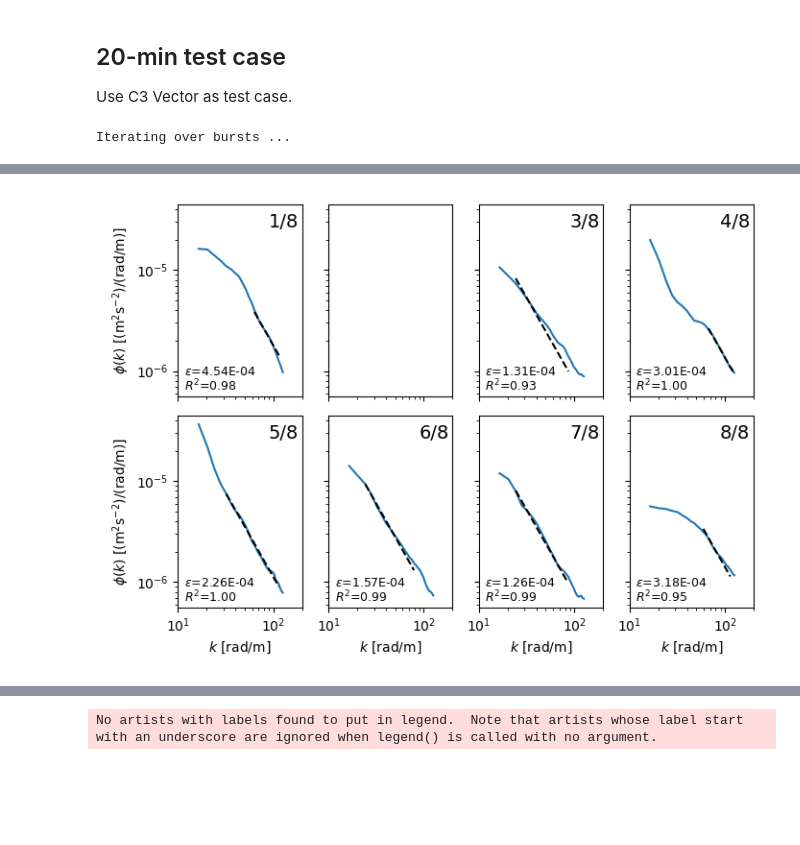
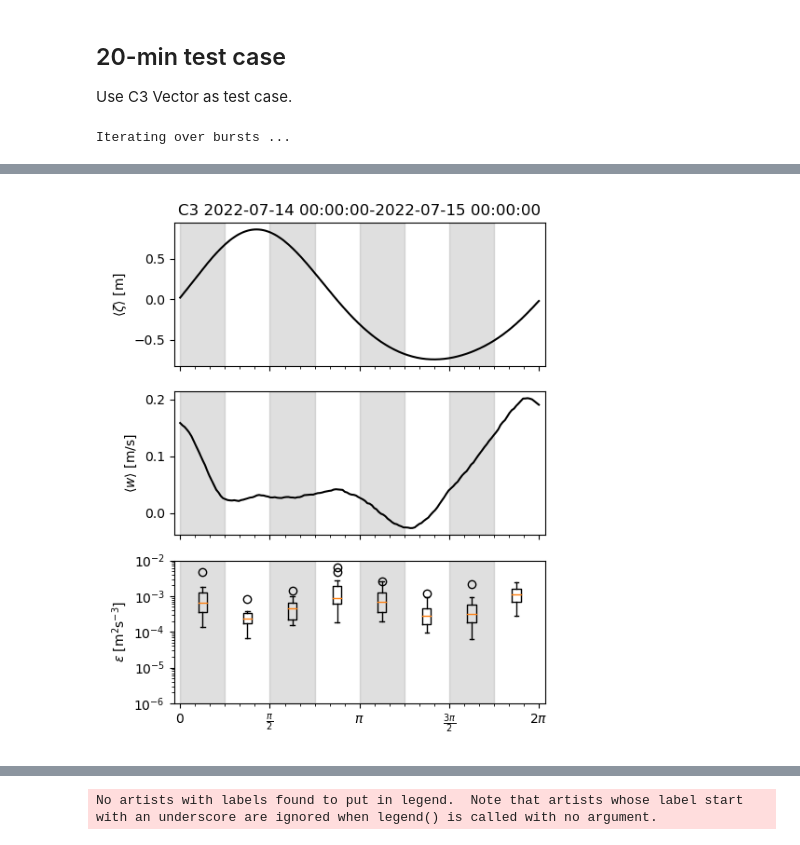
Before and after one commit to mikapm/pyROXSI, a Jupyter notebook: roxsi_pyfuns/notebooks/phase_resolved_diss.ipynb, the cells around one changed output, grey strips where cells are left out. Drawn from its saved outputs; the diff is of its cells as text; code cells hidden in the pictures; blank space fills up the shorter version.

```diff
--- a/roxsi_pyfuns/notebooks/phase_resolved_diss.ipynb
+++ b/roxsi_pyfuns/notebooks/phase_resolved_diss.ipynb
@@ -51,8 +51,9 @@ mid = 'C3'
 fs = 16 # Sampling freq
 # Sample period
 # t0 = pd.Timestamp('2022-07-17 11:00:00')
-t0 = pd.Timestamp('2022-07-13 00:00:00')
-t1 = t0 + pd.Timedelta(hours=1)
+# t0 = pd.Timestamp('2022-07-13 00:00:00')
+t0 = pd.Timestamp('2022-07-14 00:00:00')
+t1 = t0 + pd.Timedelta(hours=24)
 # Define expected headings in PCA coordinates for C2 & C3
 heading_exp = {'C2': -125, 'C3': -90, 'C4': None}
 
@@ -124,7 +125,6 @@ for t0b in tqdm(time_range):
     H13 = np.mean(Hws[2*(nwaves//3):]) # Mean of highest 1/3 of waves
     # Define phase (x) axis to interpolate to
     n_phase = 160 # Number of points in phase axis
-    x_phase = np.linspace(0, 2*np.pi, n_phase)
     min_period = 5 # Min. wave period (sec) to include
 
     # Lists for storing dataframes of spectral segments for merging
@@ -137,28 +137,30 @@ for t0b in tqdm(time_range):
         Tw = (eta.index[zc[zi+1]] - eta.index[zc[zi]]).total_seconds()
         if Tw < min_period:
             continue
-#         # Also only include high waves
-#         Hwi = Hw[zi]
-#         if Hwi < H13:
-#             continue
-        # Wave surface elevation, u and w for current wave
+        # Also only include high waves
+        Hwi = Hw[zi]
+        if Hwi < H13:
+            continue
+        # Wave surface elevation, u, v and w for current wave
         eta_wave = eta.iloc[zc0:zc[zi+1]]
         u_wave = ucs[zc0:zc[zi+1]]
         v_wave = uls[zc0:zc[zi+1]]
         w_wave = uw[zc0:zc[zi+1]]
-        # Define phase x axis of wave
-        x_wave = np.linspace(0, 1, len(eta_wave)) * 2*np.pi
-        # Interpolate to regular phase
-        eta_interp = np.interp(x_phase, x_wave, eta_wave.squeeze())
-        u_interp = np.interp(x_phase, x_wave, u_wave.squeeze())
-        v_interp = np.interp(x_phase, x_wave, v_wave.squeeze())
-        w_interp = np.interp(x_phase, x_wave, w_wave.squeeze())
-        # Make dataframe of interpolated variables and append to list for averaging
-        df_e = pd.DataFrame(data={'eta_int_{:04d}'.format(wcnt): eta_interp,}, index=x_phase)
+        # Surface elevation
+        df_e = rpzc.interpolate_phase(eta_wave.squeeze(), N=n_phase,
+                                      label='eta_int_{:04d}'.format(wcnt))
         wave_int_e.append(df_e)
-        df_u = pd.DataFrame(data={'u_int_{:04d}'.format(wcnt): u_interp,}, index=x_phase)
+        # Cross-shore vel.
+        df_u = rpzc.interpolate_phase(u_wave.squeeze(), N=n_phase,
+                                      label='u_int_{:04d}'.format(wcnt))
         wave_int_u.append(df_u)
-        df_w = pd.DataFrame(data={'w_int_{:04d}'.format(wcnt): w_interp,}, index=x_phase)
+        # Long-shore vel.
+        df_v = rpzc.interpolate_phase(v_wave.squeeze(), N=n_phase,
+                                      label='u_int_{:04d}'.format(wcnt))
+        wave_int_v.append(df_v)
+        # Vertical vel.
+        df_w = rpzc.interpolate_phase(w_wave.squeeze(), N=n_phase,
+                                      label='u_int_{:04d}'.format(wcnt))
         wave_int_w.append(df_w)
         # Increase wave counter
         wcnt =+ 1
@@ -177,9 +179,9 @@ for t0b in tqdm(time_range):
         dfs = {}
         for i in range(ncyc):
             # Get short-segment velocities
-            useg = u_interp[i*nsub:(i+1)*nsub]
-            vseg = v_interp[i*nsub:(i+1)*nsub]
-            wseg = w_interp[i*nsub:(i+1)*nsub]
+            useg = df_u.iloc[i*nsub:(i+1)*nsub].values.squeeze()
+            vseg = df_v.iloc[i*nsub:(i+1)*nsub].values.squeeze()
+            wseg = df_w.iloc[i*nsub:(i+1)*nsub].values.squeeze()
             # Compute mean current and check that U >> dU for segment
             U = np.sqrt(np.mean(useg)**2 + np.mean(vseg)**2).item() # Mean orb. vel. mag.
             umag = np.sqrt(useg**2 + vseg**2) # Orb. vel. magnitude, not mean
@@ -198,38 +200,6 @@ for t0b in tqdm(time_range):
         for n in range(1, ncyc+1):
             if 'q{}'.format(n) in dfs.keys():
                 dfs_lists['dfs{}'.format(n)].append(dfs['q{}'.format(n)])
-
-        # Test plot, timeseries
-        plot1 = False # Set to True to plot
-        if plot1:
-            fig, axes = plt.subplots(figsize=(7,5), nrows=2, sharey=True)
-            # Plot original time series on top
-            axes[0].plot(eta_wave.index, eta_wave.values, c='k', label=r'$\eta$')
-            axes[0].plot(eta_wave.index, u_wave, c='r', label=r'$u$')
-            axes[0].plot(eta_wave.index, v_wave, c='b', label=r'$v$')
-            axes[0].plot(eta_wave.index, w_wave, c='brown', label=r'$w$')
-            # Set ticks every second
-            axes[0].xaxis.set_major_locator(mdates.SecondLocator(interval=2))
-            # Plot interpolated signals on bottom row
-            axes[1].plot(x_phase, eta_interp, c='k', label=r'$\eta$')
-            axes[1].plot(x_phase, u_interp, c='r', label=r'$u$')
-            axes[1].plot(x_phase, v_interp, c='b', label=r'$v$')
-            axes[1].plot(x_phase, w_interp, c='brown', label=r'$w$')
-            # Set x axis labels as multiples of pi
-            axes[1].xaxis.set_major_locator(plt.MultipleLocator(np.pi / 2))
-            axes[1].xaxis.set_minor_locator(plt.MultipleLocator(np.pi / 12))
-            axes[1].xaxis.set_major_formatter(plt.FuncFormatter(multiple_formatter()))
-            # Mark subsections
-            for nc in np.arange(ncyc)[::2]:
-                axes[1].axvspan(nc*2*np.pi/ncyc, (nc+1)*2*np.pi/ncyc, color='gray', alpha=0.25)
-            # Legend, grid
-            for ax in axes:
-                ax.grid(alpha=0.5)
-            axes[0].legend()
-            # Show
-            plt.tight_layout()
-            plt.show()
-            # plt.close()
 
     # Concatenate spectral dataframes
     dfs = {}
@@ -292,9 +262,9 @@ for t0b in tqdm(time_range):
         # Also append to ensemble-avg list
         diss_subseg['{}/{}'.format(n, ncyc)].append(diss_i[max_rsq_ind])
 
-# Test plot 2, k-spectra and -5/3 fits
-plot2 = True
-if plot2:
+# Test plot 1, k-spectra and -5/3 fits
+plot1 = False
+if plot1:
     # Define fit function
     def fun(x, c):
         """
@@ -350,9 +320,9 @@ df_ei = pd.concat(wave_int_e, axis=1) # Interp. surface elevation
 df_wi = pd.concat(wave_int_w, axis=1) # Interp. vertical vel.
 
 # Average wave phase vs. dissipation rate plot
-plot3 = True
-if plot3:
-    fig, axes = plt.subplots(figsize=(6,6), nrows=3, sharex=True)
+plot2 = True
+if plot2:
+    fig, axes = plt.subplots(figsize=(5,6), nrows=3, sharex=True)
     for ax in axes:
         # Mark subsections
         for nc in np.arange(ncyc)[::2]:
@@ -377,10 +347,15 @@ if plot3:
         ax.xaxis.set_major_formatter(plt.FuncFormatter(multiple_formatter()))
 
     # Axis labels
+    axes[0].set_title('{} {}-{}'.format(mid, t0, t1))
     axes[0].set_ylabel(r'$\langle \zeta \rangle$ [m]')
     axes[1].set_ylabel(r'$\langle w \rangle$ [m/s]')
     axes[2].set_ylabel(r'$\epsilon$ $[\mathrm{m}^2 \mathrm{s}^{-3}]$')
 
+    # Set dissipation rate y scale to log
+    axes[2].set_yscale('log')
+    axes[2].set_ylim([1e-6, 1e-2])
+
     plt.tight_layout()
     plt.show()
 # %% [output]
@@ -388 +364 @@ Iterating over bursts ...
-[figure, old version]
+[figure, new version]
```
Also changed, not shown: parts of 2 cells of this notebook.
